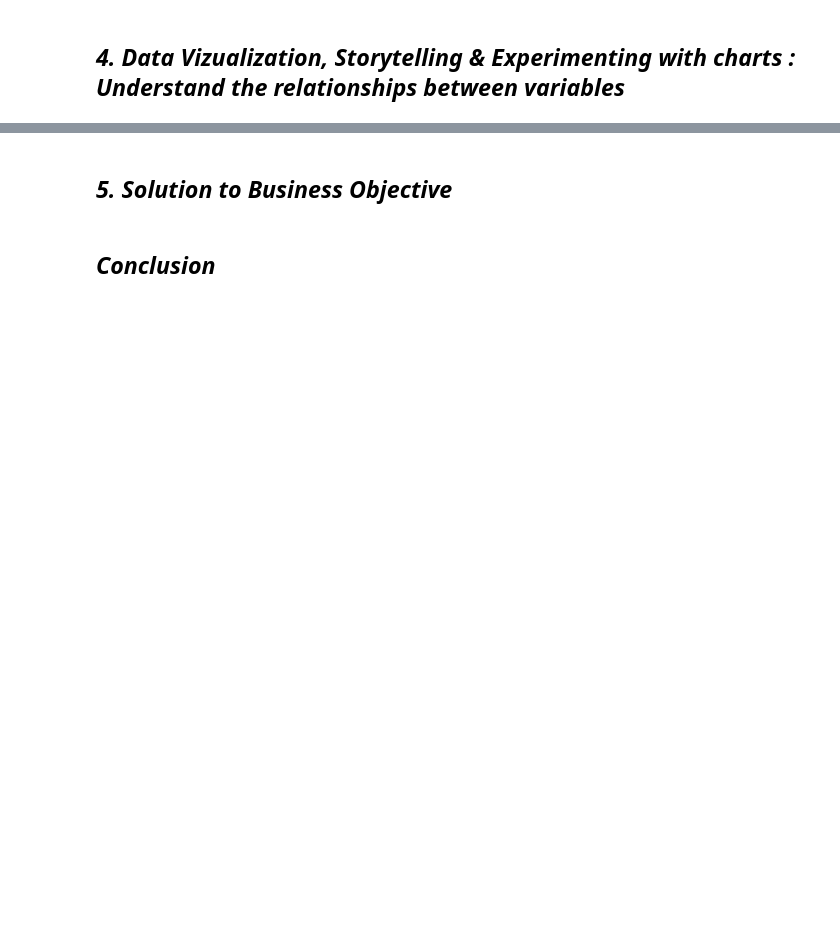
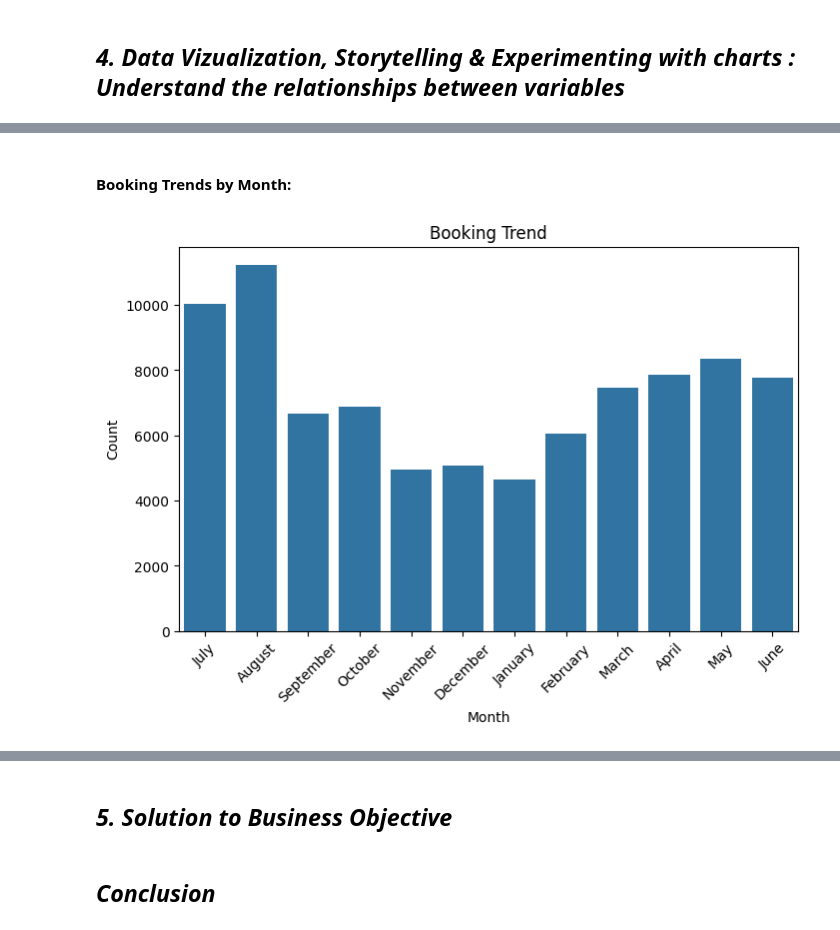
Before and after one commit to kaushdotin/Project_Root, a Jupyter notebook: Notebooks/Booking.com - Hotel Booking Analysis.ipynb, the cells around one changed output, grey strips where cells are left out. Cells and saved outputs as stored; diff of their text form; code cells hidden in the pictures; blank space fills up the shorter version.

```diff
--- a/Notebooks/Booking.com - Hotel Booking Analysis.ipynb
+++ b/Notebooks/Booking.com - Hotel Booking Analysis.ipynb
@@ -240,0 +321,14 @@ Verify the shape of dataset after data wran
+# %% [markdown]
+#### Booking Trends by Month:
+# %%
+# Plot bookings trends by month
+
+plt.figure(figsize=(8,5))
+sns.countplot(x='arrival_date_month', data=df)
+plt.xticks(rotation=45)
+plt.title('Booking Trend')
+plt.xlabel('Month')
+plt.ylabel('Count')
+plt.show()
+# %% [output]
+[figure, added]
```
Also changed, not shown: parts of 22 cells of this notebook.
